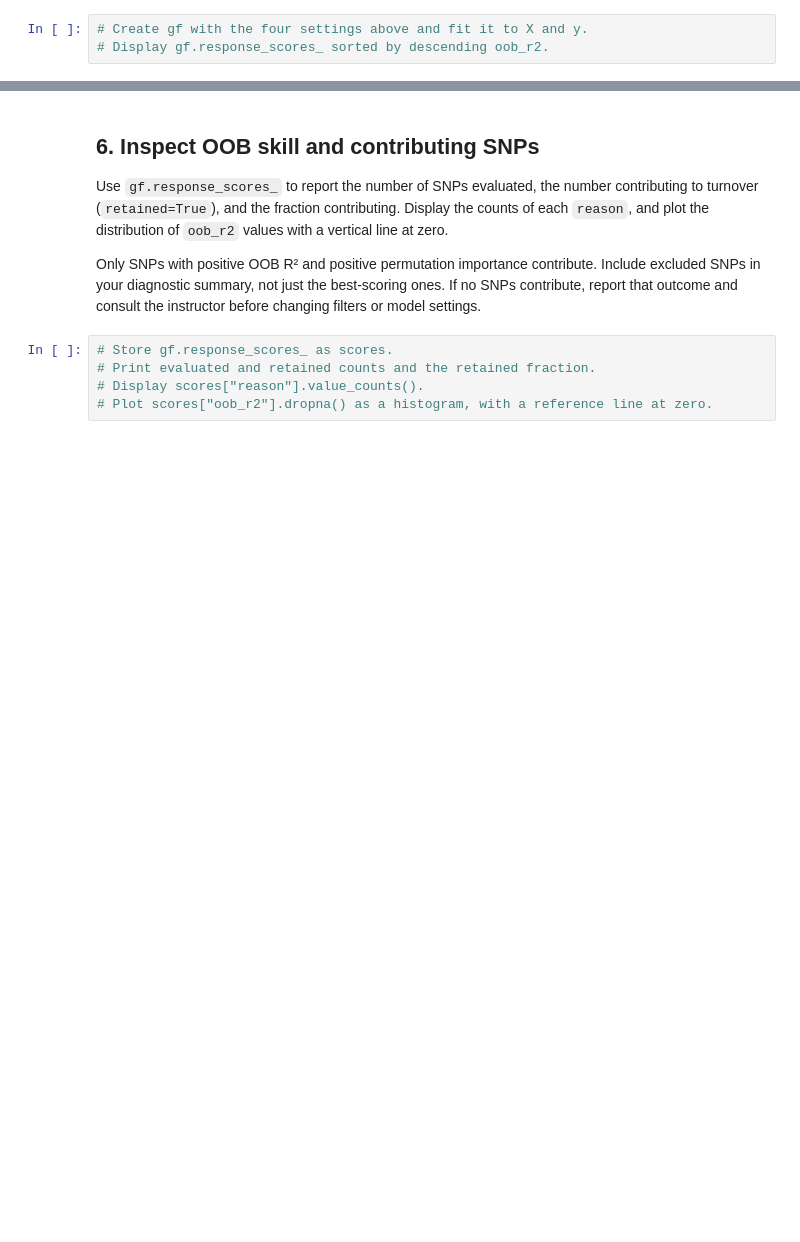
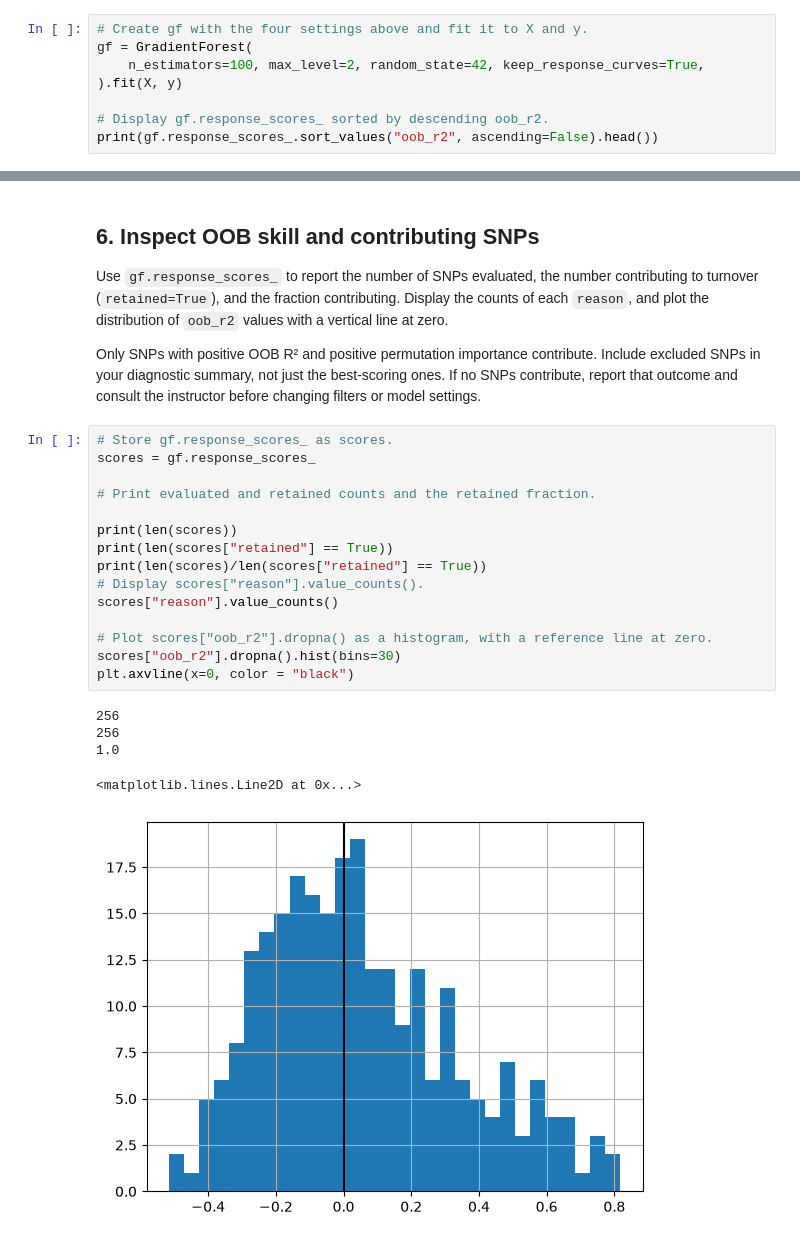
Before and after one commit to drewgutt/BIO597-SpatialBiodiversity, a Jupyter notebook: docs/assignments/Assignment-09-GradientForest.ipynb, the cells around one changed output, grey strips where cells are left out. Cells and saved outputs as stored; diff of their text form; blank space fills up the shorter version.

Commit message:
Complete Gradient Forest assignment

```diff
--- a/docs/assignments/Assignment-09-GradientForest.ipynb
+++ b/docs/assignments/Assignment-09-GradientForest.ipynb
@@ -139,4 +205,9 @@ Create `gf = GradientForest(...)` using `n_estimators=100`, `max_level=2`, `rand
 These settings match the lab. `max_level=2` controls approximate conditional permutations for correlated predictors; it does not limit tree depth. Retaining response curves lets us inspect one SNP later.
 # %%
 # Create gf with the four settings above and fit it to X and y.
+gf = GradientForest(
+    n_estimators=100, max_level=2, random_state=42, keep_response_curves=True,
+).fit(X, y)
+
 # Display gf.response_scores_ sorted by descending oob_r2.
+print(gf.response_scores_.sort_values("oob_r2", ascending=False).head())
@@ -148,9 +227,25 @@ Use `gf.response_scores_` to report the number of SNPs evaluated, the number con
 Only SNPs with positive OOB R² and positive permutation importance contribute. Include excluded SNPs in your diagnostic summary, not just the best-scoring ones. If no SNPs contribute, report that outcome and consult the instructor before changing filters or model settings.
 # %%
 # Store gf.response_scores_ as scores.
+scores = gf.response_scores_
+
 # Print evaluated and retained counts and the retained fraction.
+
+print(len(scores))
+print(len(scores["retained"] == True))
+print(len(scores)/len(scores["retained"] == True))
 # Display scores["reason"].value_counts().
+scores["reason"].value_counts()
+
 # Plot scores["oob_r2"].dropna() as a histogram, with a reference line at zero.
+scores["oob_r2"].dropna().hist(bins=30)
+plt.axvline(x=0, color = "black")
+# %% [output]
+256
+256
+1.0
+<matplotlib.lines.Line2D at 0x...>
+[figure, added]
 # %% [markdown]
 **Interpretation:** What does an OOB R² below zero mean? Why does a positive OOB score not establish either adaptation or accurate prediction in a new geographic region?
 
```
Also changed, not shown: parts of 23 cells of this notebook, 11 other files.
